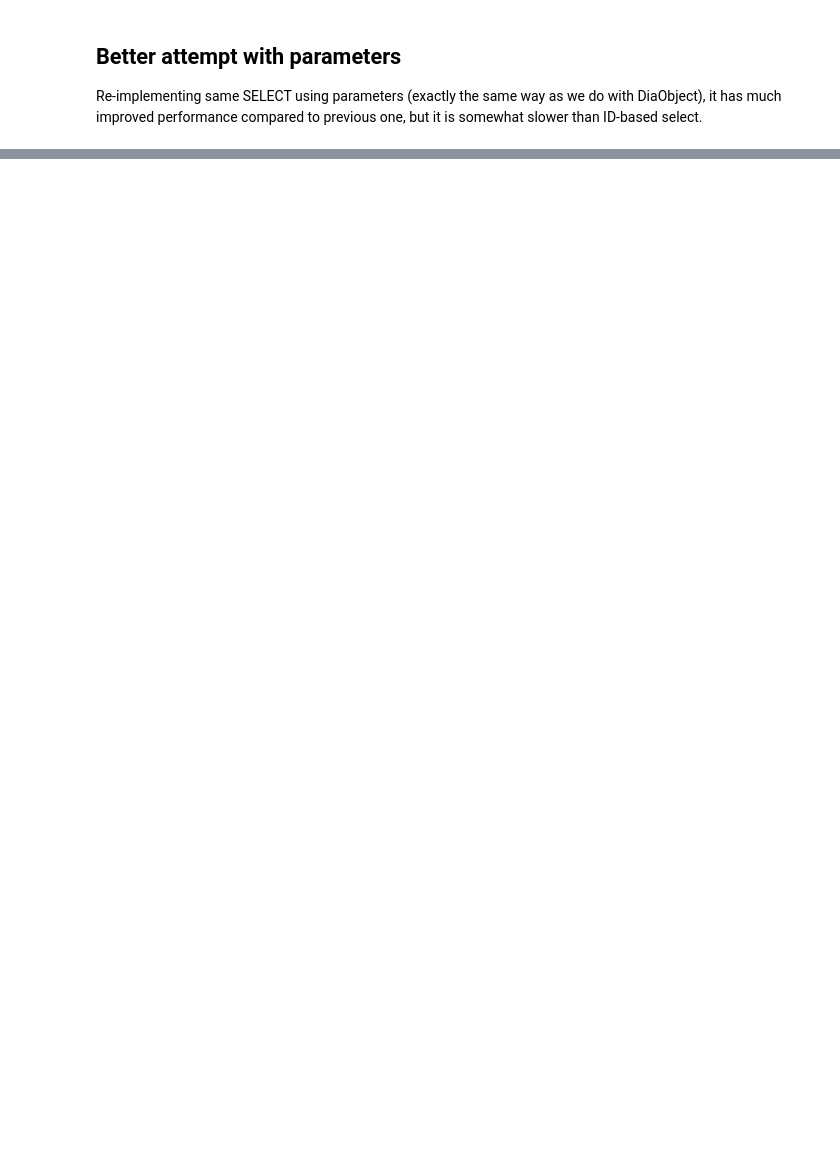
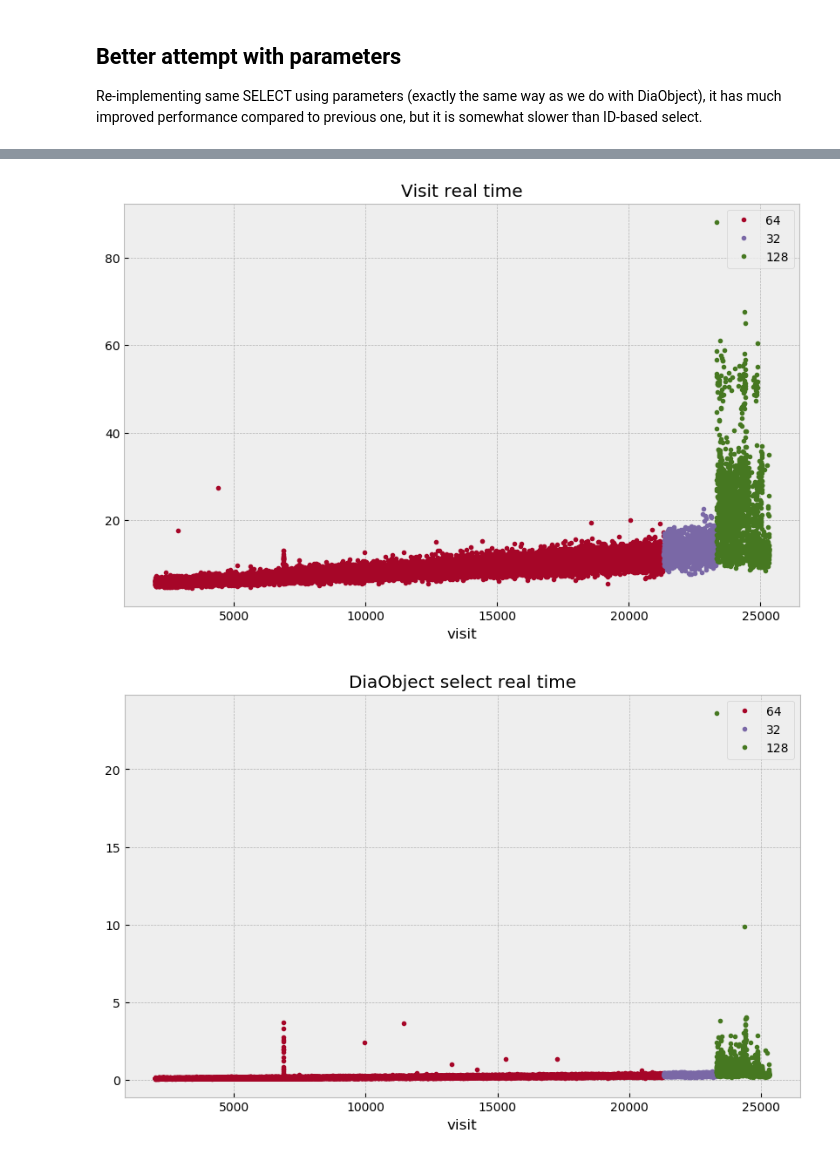
Before and after one commit to lsst-dm/l1dbproto-notebooks, a Jupyter notebook: DM-15476 Optimize DiaSource access.ipynb, the cells around one changed output, grey strips where cells are left out. Cells and saved outputs as stored; diff of their text form; code cells hidden in the pictures; blank space fills up the shorter version.

```diff
--- a/DM-15476 Optimize DiaSource access.ipynb
+++ b/DM-15476 Optimize DiaSource access.ipynb
@@ -68,0 +104,12 @@ ds = plots.do_plots_all(ds, title, bin=1000, filter_count=True, plots=all_plots)
+# %%
+plots = [("visit_real", "Visit real time"),
+         ("obj_select_real", "DiaObject select real time"),
+         ("src_select_real", "DiaSource select real time")]
+for col, title in plots:
+    ax = ds64[ds64.index>2000].plot(y=[col], style=['.C1'], title=title, figsize=(10,6));
+    ds32.plot(y=[col], style=['.C2'], ax=ax);
+    ds128.plot(y=[col], style=['.C3'], ax=ax);
+    ax.legend(['64', '32', '128'])
+# %% [output]
+[figure, added]
+[figure, added]
```
Also changed, not shown: parts of 8 cells of this notebook.
